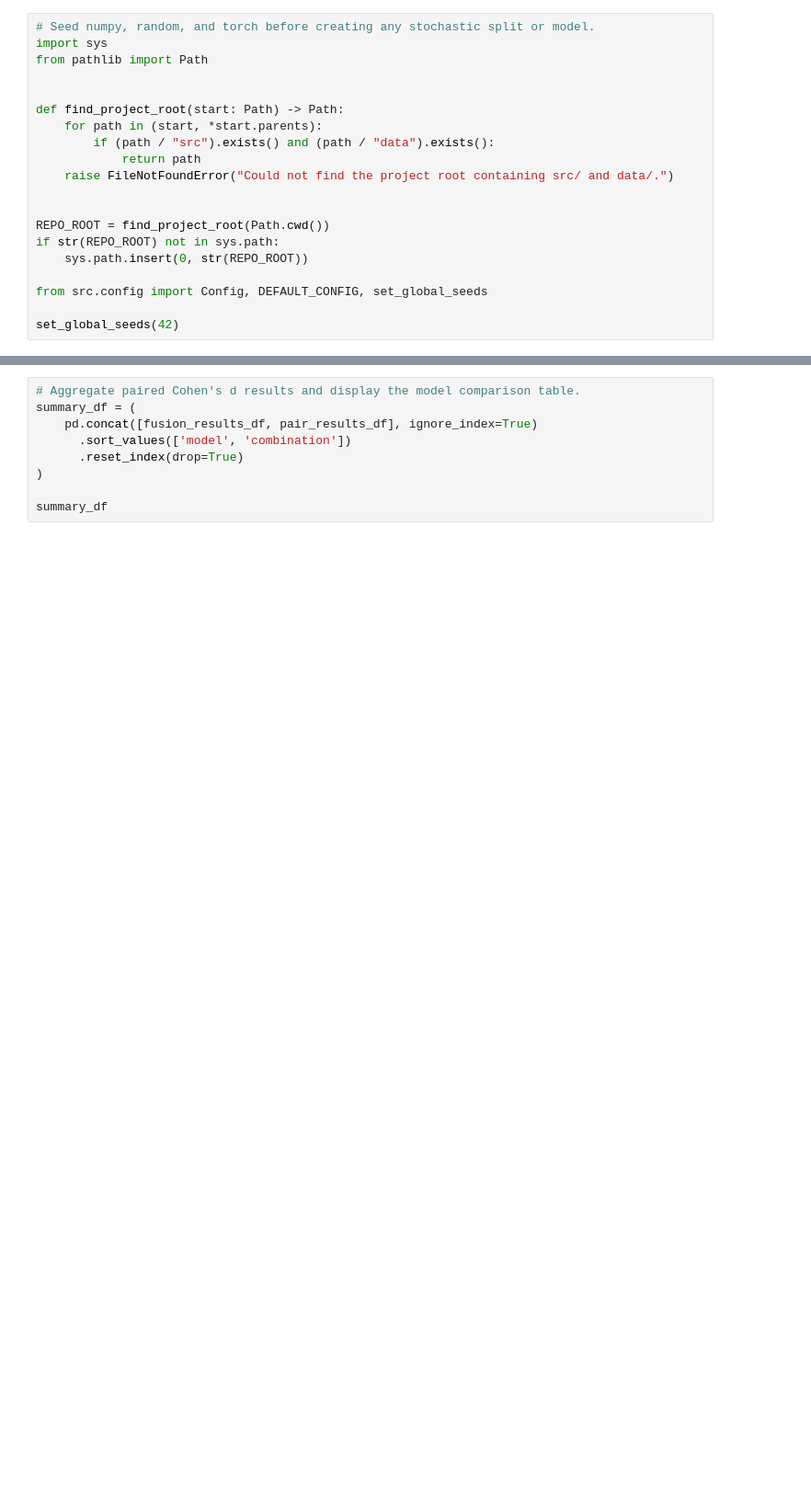
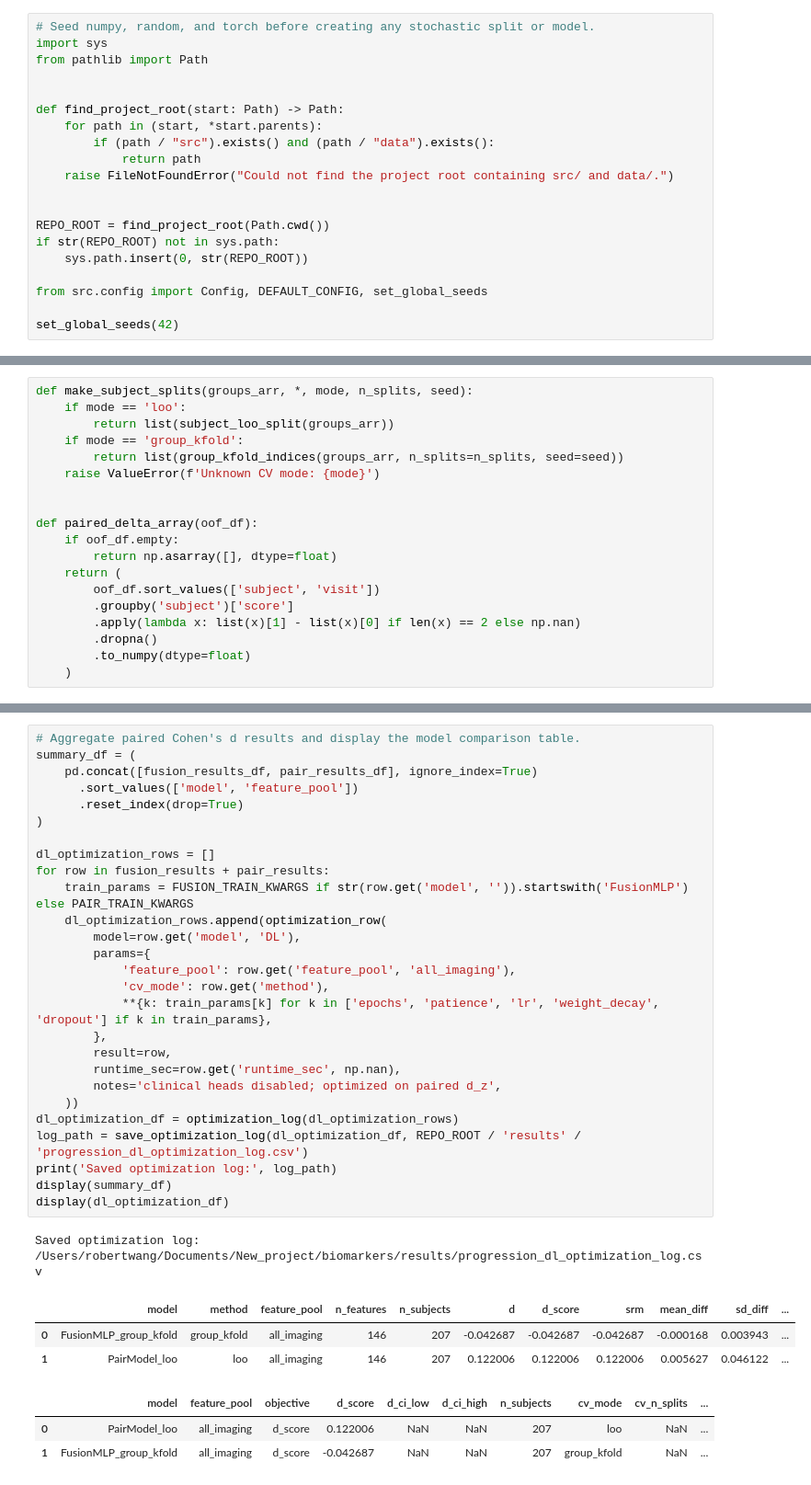
Before and after one commit to YubotKwng/Biomakers, a Jupyter notebook: notebooks/progression_dl.ipynb, the cells around one changed output, grey strips where cells are left out. Shown at 92% size. Drawn from its saved outputs; the diff is of its cells as text; blank space fills up the shorter version.

```diff
--- a/notebooks/progression_dl.ipynb
+++ b/notebooks/progression_dl.ipynb
@@ -133,0 +215,19 @@ Error:
+# %%
+def make_subject_splits(groups_arr, *, mode, n_splits, seed):
+    if mode == 'loo':
+        return list(subject_loo_split(groups_arr))
+    if mode == 'group_kfold':
+        return list(group_kfold_indices(groups_arr, n_splits=n_splits, seed=seed))
+    raise ValueError(f'Unknown CV mode: {mode}')
+
+
+def paired_delta_array(oof_df):
+    if oof_df.empty:
+        return np.asarray([], dtype=float)
+    return (
+        oof_df.sort_values(['subject', 'visit'])
+        .groupby('subject')['score']
+        .apply(lambda x: list(x)[1] - list(x)[0] if len(x) == 2 else np.nan)
+        .dropna()
+        .to_numpy(dtype=float)
+    )
@@ -304,9 +417,35 @@ pair_results_df
 # %%
 # Aggregate paired Cohen's d results and display the model comparison table.
 summary_df = (
     pd.concat([fusion_results_df, pair_results_df], ignore_index=True)
-      .sort_values(['model', 'combination'])
+      .sort_values(['model', 'feature_pool'])
       .reset_index(drop=True)
 )
 
-summary_df
+dl_optimization_rows = []
+for row in fusion_results + pair_results:
+    train_params = FUSION_TRAIN_KWARGS if str(row.get('model', '')).startswith('FusionMLP') else PAIR_TRAIN_KWARGS
+    dl_optimization_rows.append(optimization_row(
+        model=row.get('model', 'DL'),
+        params={
+            'feature_pool': row.get('feature_pool', 'all_imaging'),
+            'cv_mode': row.get('method'),
+            **{k: train_params[k] for k in ['epochs', 'patience', 'lr', 'weight_decay', 'dropout'] if k in train_params},
+        },
+        result=row,
+        runtime_sec=row.get('runtime_sec', np.nan),
+        notes='clinical heads disabled; optimized on paired d_z',
+    ))
+dl_optimization_df = optimization_log(dl_optimization_rows)
+log_path = save_optimization_log(dl_optimization_df, REPO_ROOT / 'results' / 'progression_dl_optimization_log.csv')
+print('Saved optimization log:', log_path)
+display(summary_df)
+display(dl_optimization_df)
+# %% [output]
+Saved optimization log: /Users/robertwang/Documents/New_project/biomarkers/results/progression_dl_optimization_log.csv
+|  | model | method | feature_pool | n_features | n_subjects | d | d_score | srm | mean_diff | sd_diff | ... |
+| 0 | FusionMLP_group_kfold | group_kfold | all_imaging | 146 | 207 | -0.042687 | -0.042687 | -0.042687 | -0.000168 | 0.003943 | ... |
+| 1 | PairModel_loo | loo | all_imaging | 146 | 207 | 0.122006 | 0.122006 | 0.122006 | 0.005627 | 0.046122 | ... |
+|  | model | feature_pool | objective | d_score | d_ci_low | d_ci_high | n_subjects | cv_mode | cv_n_splits | ... |
+| 0 | PairModel_loo | all_imaging | d_score | 0.122006 | NaN | NaN | 207 | loo | NaN | ... |
+| 1 | FusionMLP_group_kfold | all_imaging | d_score | -0.042687 | NaN | NaN | 207 | group_kfold | NaN | ... |
```
Also changed, not shown: parts of 26 cells of this notebook, 38 other files.
